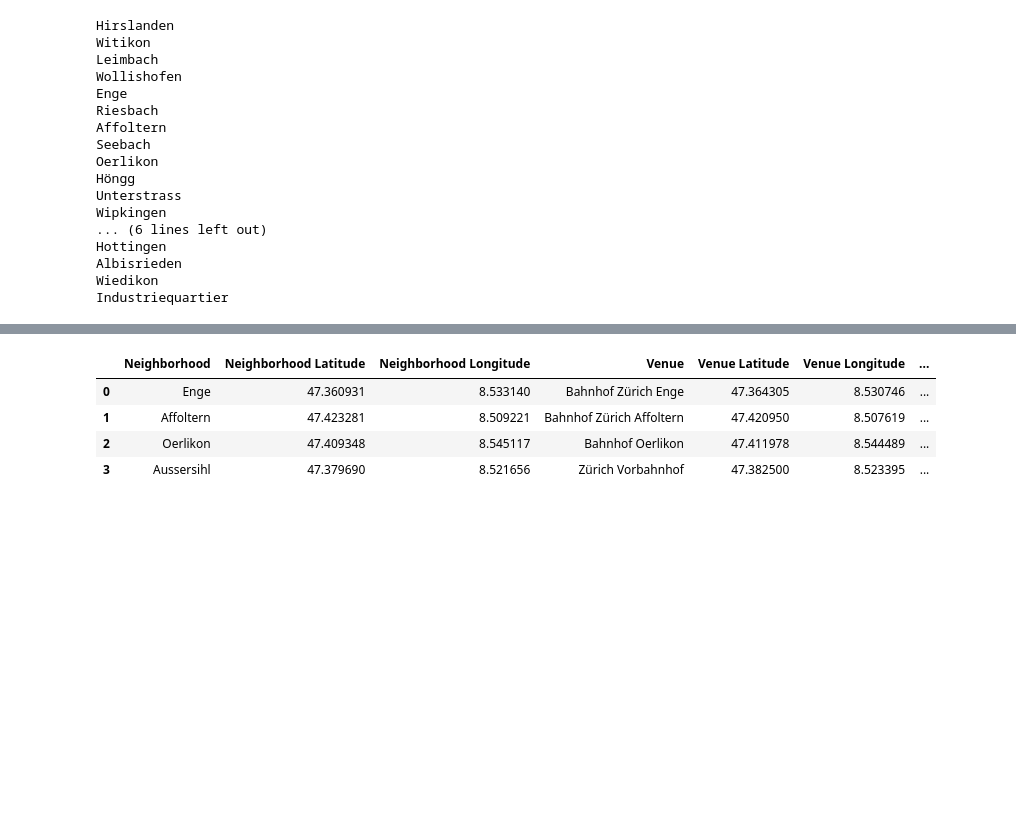
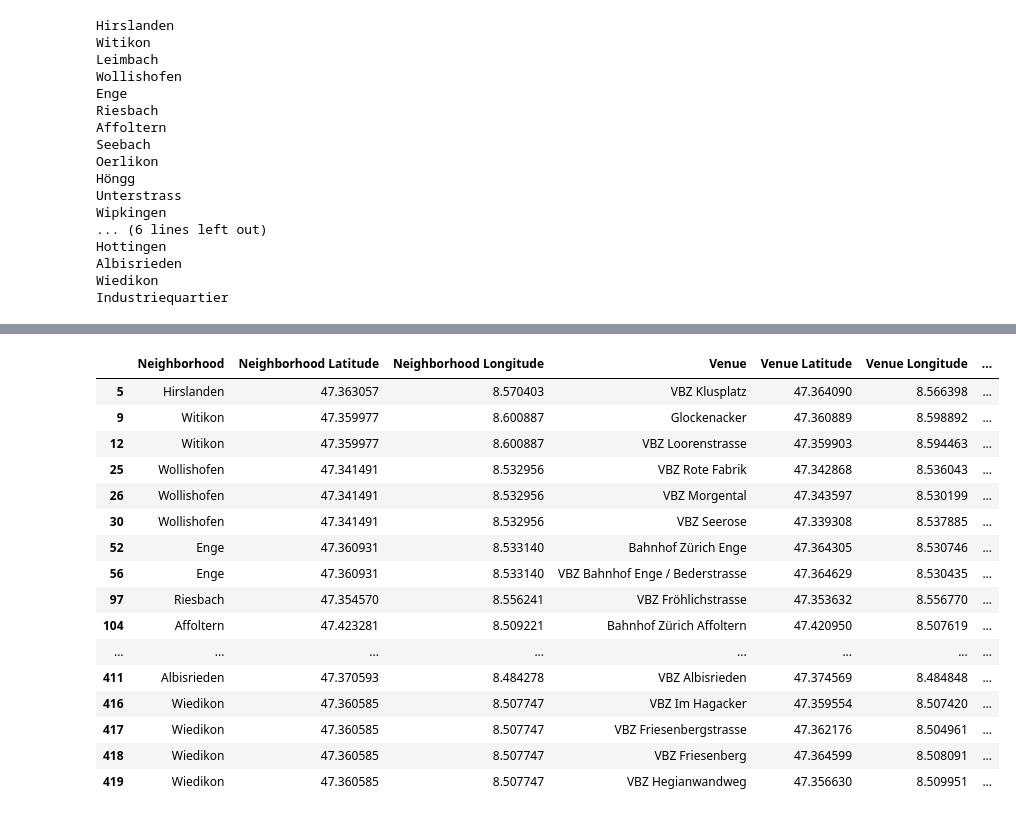
Before and after one commit to xanag/Coursera_Capstone, a Jupyter notebook: Final Capstone Project.ipynb, the cells around one changed output, grey strips where cells are left out. Drawn from its saved outputs; the diff is of its cells as text; code cells hidden in the pictures; blank space fills up the shorter version.

```diff
--- a/Final Capstone Project.ipynb
+++ b/Final Capstone Project.ipynb
@@ -355,10 +337,27 @@ array(['Mediterranean Restaurant', 'Swiss Restaurant',
 # %%
 # Let's check now many neighborhoods have train stations
-neigh_with_train = zurich_venues[zurich_venues['Venue Category'] == 'Train Station' ].reset_index(drop=True)
-neigh_with_train
+#neigh_with_train = zurich_venues[zurich_venues['Venue Category'] == 'Train Station' ].reset_index(drop=True)
+#neigh_with_train
-# %% [output]
-|  | Neighborhood | Neighborhood Latitude | Neighborhood Longitude | Venue | Venue Latitude | Venue Longitude | ... |
-| 0 | Enge | 47.360931 | 8.533140 | Bahnhof Zürich Enge | 47.364305 | 8.530746 | ... |
-| 1 | Affoltern | 47.423281 | 8.509221 | Bahnhof Zürich Affoltern | 47.420950 | 8.507619 | ... |
-| 2 | Oerlikon | 47.409348 | 8.545117 | Bahnhof Oerlikon | 47.411978 | 8.544489 | ... |
-| 3 | Aussersihl | 47.379690 | 8.521656 | Zürich Vorbahnhof | 47.382500 | 8.523395 | ... |
+# %%
+# Narrow the choice of Zurich neighborhoods by considering those with highest number of public transportation (train, tram, bus stations) and supermarkets
+#target=zurich_venues.loc[zurich_venues['Venue Category'].isin(['Train Station', 'Tram Station','Bus Station', 'Supermarket'])]
+target=zurich_venues.loc[zurich_venues['Venue Category'].isin(['Train Station', 'Tram Station','Bus Station'])]
+target
+# %% [output]
+|  | Neighborhood | Neighborhood Latitude | Neighborhood Longitude | Venue | Venue Latitude | Venue Longitude | ... |
+| 5 | Hirslanden | 47.363057 | 8.570403 | VBZ Klusplatz | 47.364090 | 8.566398 | ... |
+| 9 | Witikon | 47.359977 | 8.600887 | Glockenacker | 47.360889 | 8.598892 | ... |
+| 12 | Witikon | 47.359977 | 8.600887 | VBZ Loorenstrasse | 47.359903 | 8.594463 | ... |
+| 25 | Wollishofen | 47.341491 | 8.532956 | VBZ Rote Fabrik | 47.342868 | 8.536043 | ... |
+| 26 | Wollishofen | 47.341491 | 8.532956 | VBZ Morgental | 47.343597 | 8.530199 | ... |
+| 30 | Wollishofen | 47.341491 | 8.532956 | VBZ Seerose | 47.339308 | 8.537885 | ... |
+| 52 | Enge | 47.360931 | 8.533140 | Bahnhof Zürich Enge | 47.364305 | 8.530746 | ... |
+| 56 | Enge | 47.360931 | 8.533140 | VBZ Bahnhof Enge / Bederstrasse | 47.364629 | 8.530435 | ... |
+| 97 | Riesbach | 47.354570 | 8.556241 | VBZ Fröhlichstrasse | 47.353632 | 8.556770 | ... |
+| 104 | Affoltern | 47.423281 | 8.509221 | Bahnhof Zürich Affoltern | 47.420950 | 8.507619 | ... |
+| ... | ... | ... | ... | ... | ... | ... | ... |
+| 411 | Albisrieden | 47.370593 | 8.484278 | VBZ Albisrieden | 47.374569 | 8.484848 | ... |
+| 416 | Wiedikon | 47.360585 | 8.507747 | VBZ Im Hagacker | 47.359554 | 8.507420 | ... |
+| 417 | Wiedikon | 47.360585 | 8.507747 | VBZ Friesenbergstrasse | 47.362176 | 8.504961 | ... |
+| 418 | Wiedikon | 47.360585 | 8.507747 | VBZ Friesenberg | 47.364599 | 8.508091 | ... |
+| 419 | Wiedikon | 47.360585 | 8.507747 | VBZ Hegianwandweg | 47.356630 | 8.509951 | ... |
```
Also changed, not shown: parts of 35 cells of this notebook.
